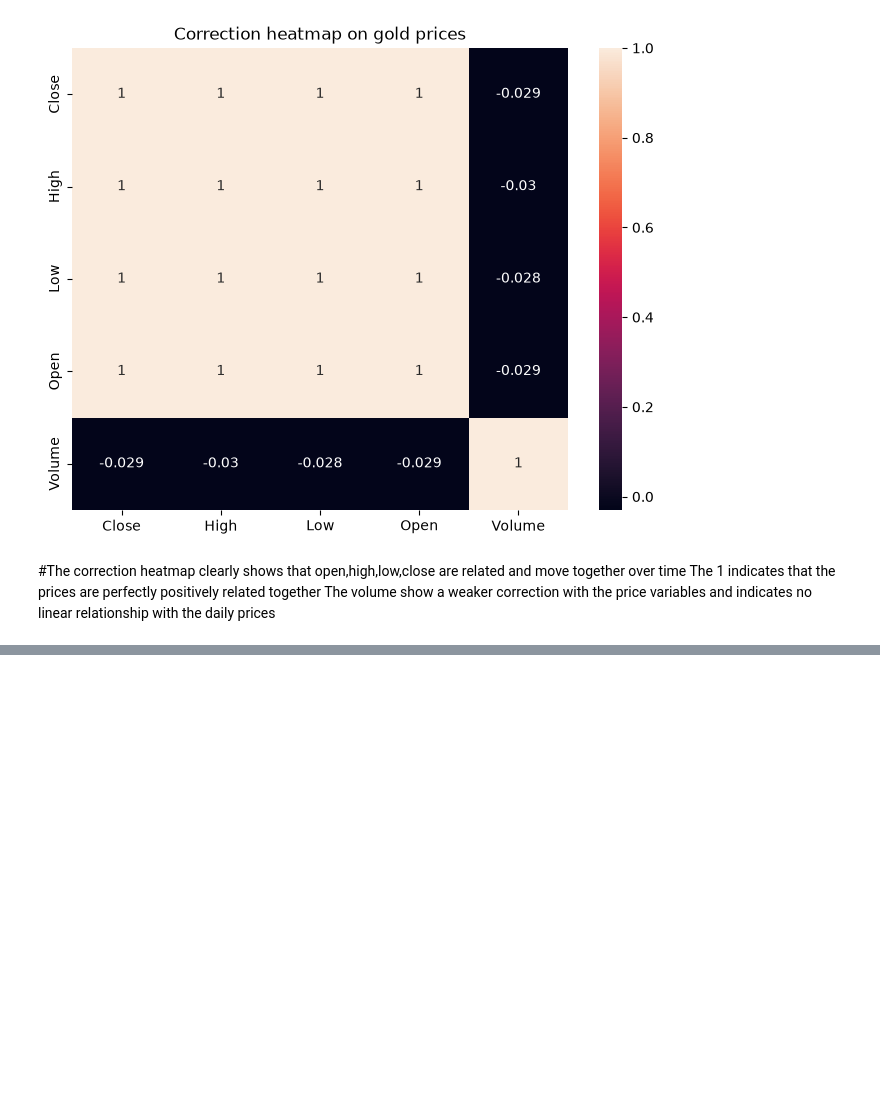
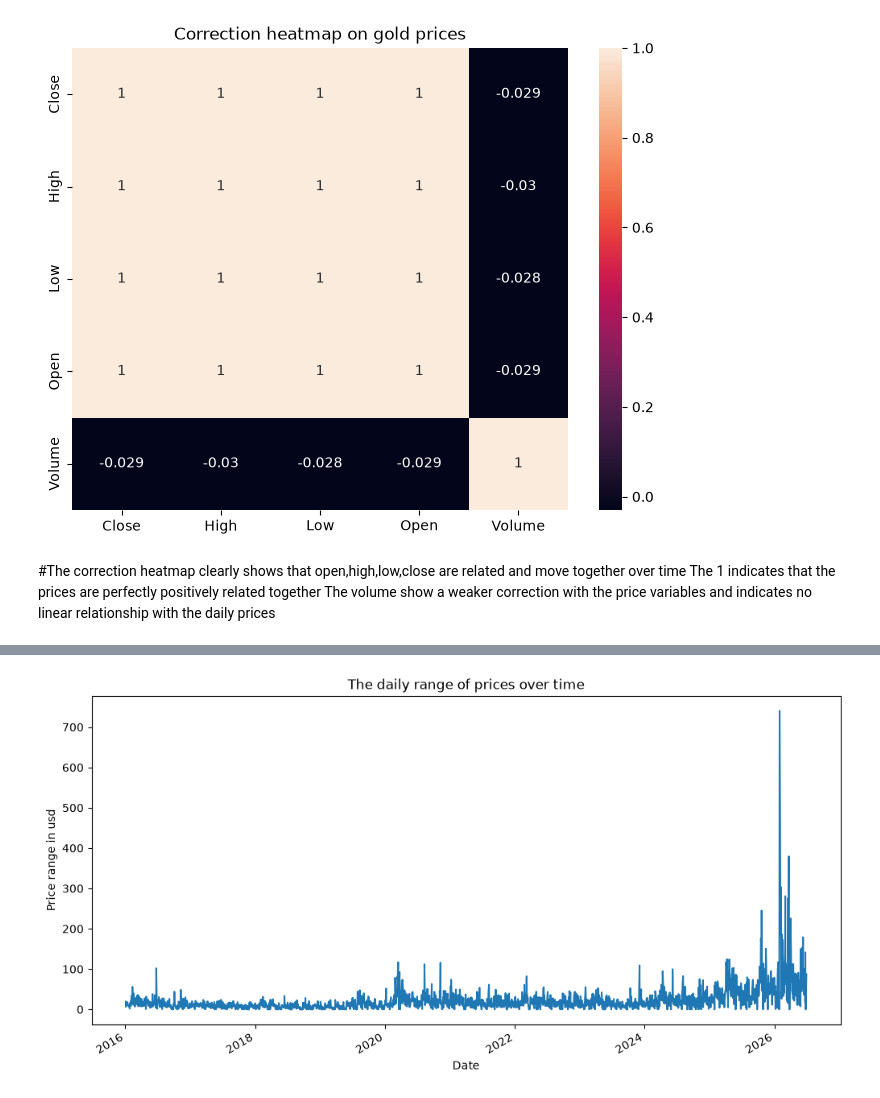
Before and after one commit to Kimu-koech/gold-price-analysis, a Jupyter notebook: gold-price-analysis/notebooks/gold_prices_analysis.ipynb, the cells around one changed output, grey strips where cells are left out. Saved outputs shown, nothing was run; the diff lists cells and outputs as text; code cells hidden in the pictures; blank space fills up the shorter version.

Commit message:
Adding daily range and daily return features

```diff
--- a/gold-price-analysis/notebooks/gold_prices_analysis.ipynb
+++ b/gold-price-analysis/notebooks/gold_prices_analysis.ipynb
@@ -178,0 +182,3 @@ The volume show a weaker correction with the price variables and indicates no li
+# %%
+df["Daily_range"]=df["High"]-df["Low"]
+print(df["Daily_range"])
@@ -178,0 +199,9 @@ The volume show a weaker correction with the price variables and indicates no li
+# %%
+plt.figure(figsize=(12,6))
+df["Daily_range"].plot()
+plt.title("The daily range of prices over time")
+plt.xlabel("Date")
+plt.ylabel("Price range in usd")
+plt.show()
+# %% [output]
+[figure, added]
```
Also changed, not shown: parts of 3 cells of this notebook, 2 other files.
